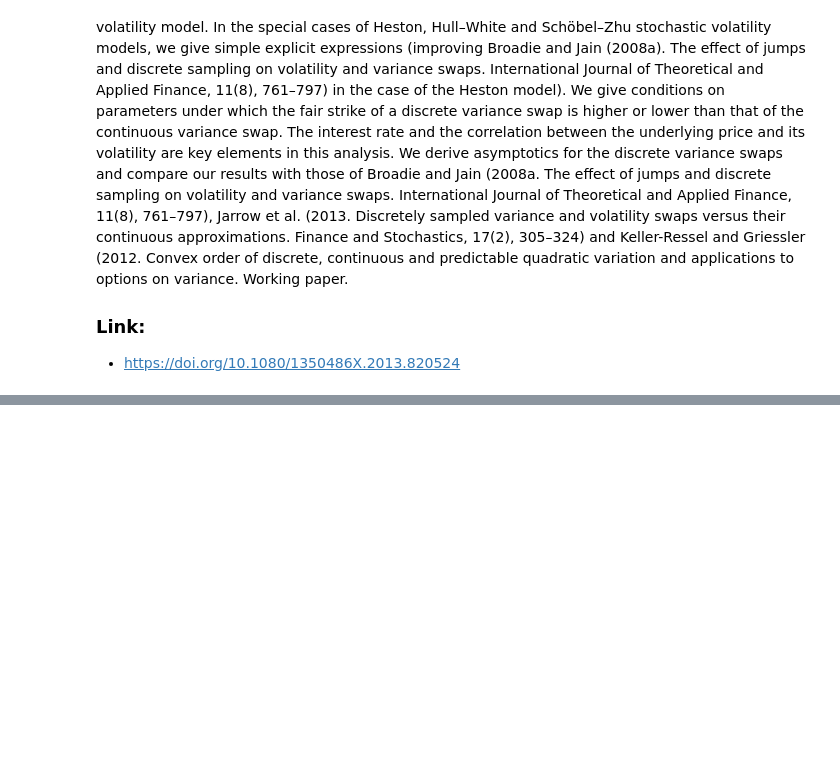
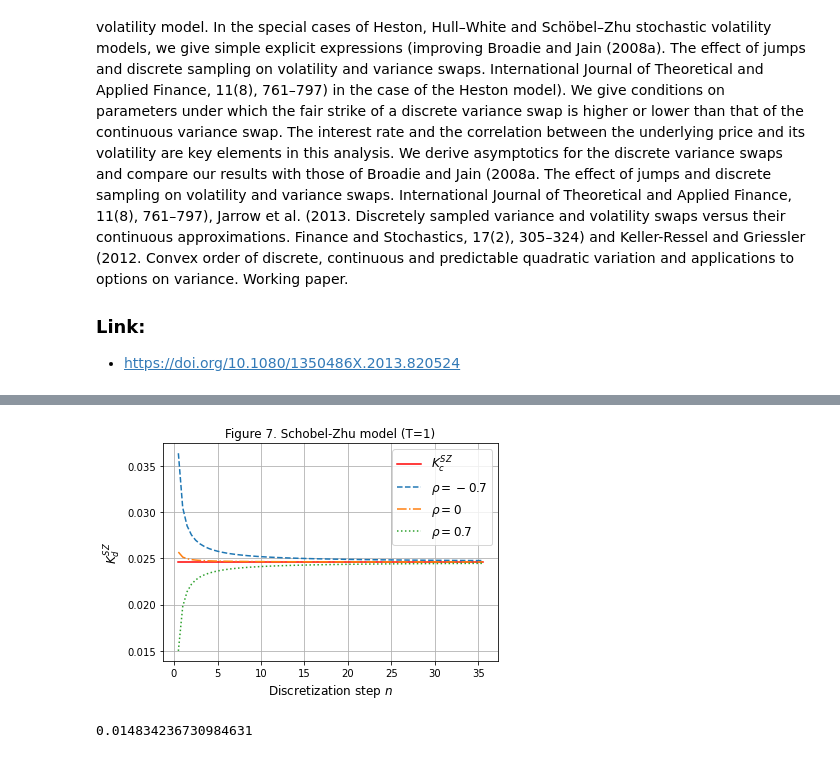
Before and after one commit to PyFE/PyfengForPapers, a Jupyter notebook: ipynb/BernardCui2014-DiscreteVarianceSwap.ipynb, the cells around one changed output, grey strips where cells are left out. Saved outputs shown, nothing was run; the diff lists cells and outputs as text; code cells hidden in the pictures; blank space fills up the shorter version.

```diff
--- a/ipynb/BernardCui2014-DiscreteVarianceSwap.ipynb
+++ b/ipynb/BernardCui2014-DiscreteVarianceSwap.ipynb
@@ -117,0 +122,46 @@ plt.show()
+# %%
+### Any Ousv model will do.
+m = pf.OusvFft(0.101, vov=0.31, rho=-0.7, mr=6.21, theta=np.sqrt(0.019), intr=0.0319)
+# %%
+texp = 1
+k_inf = m.strike_var_swap_analytic(texp, 0)
+
+a = np.arange(0.5, 36, step=0.5)
+dt = texp/a
+
+m.rho = -0.7
+k_dis1 = m.strike_var_swap_analytic(texp, dt)
+m.rho = 0
+k_dis2 = m.strike_var_swap_analytic(texp, dt)
+m.rho = 0.7
+k_dis3 = m.strike_var_swap_analytic(texp, dt)
+# %%
+plt.plot(a, k_inf*np.ones_like(a), linestyle='-', color='r', label='$K_c^{SZ}$')
+plt.plot(a, k_dis1, linestyle='--', label='$\\rho = -0.7$')
+plt.plot(a, k_dis2, linestyle='-.', label='$\\rho = 0$')
+plt.plot(a, k_dis3, linestyle=':', label='$\\rho = 0.7$')
+
+plt.xlabel('Discretization step $n$', fontsize=12)
+plt.ylabel('$K_d^{SZ}$', fontsize=12)
+plt.title(f'Figure 7. Schobel-Zhu model (T={texp})', fontsize=12)
+plt.legend(fontsize=12)
+plt.grid()
+plt.show()
+# %% [output]
+[figure, added]
+# %%
+texp = 1/12
+k_inf = m.strike_var_swap_analytic(texp, 0)
+print(k_inf)
+
+a = np.arange(1, 16)
+dt = texp/a
+
+m.rho = -0.7
+k_dis1 = m.strike_var_swap_analytic(texp, dt)
+m.rho = 0
+k_dis2 = m.strike_var_swap_analytic(texp, dt)
+m.rho = 0.7
+k_dis3 = m.strike_var_swap_analytic(texp, dt)
+# %% [output]
+0.014834236730984631
```
Also changed, not shown: parts of 18 cells of this notebook.
